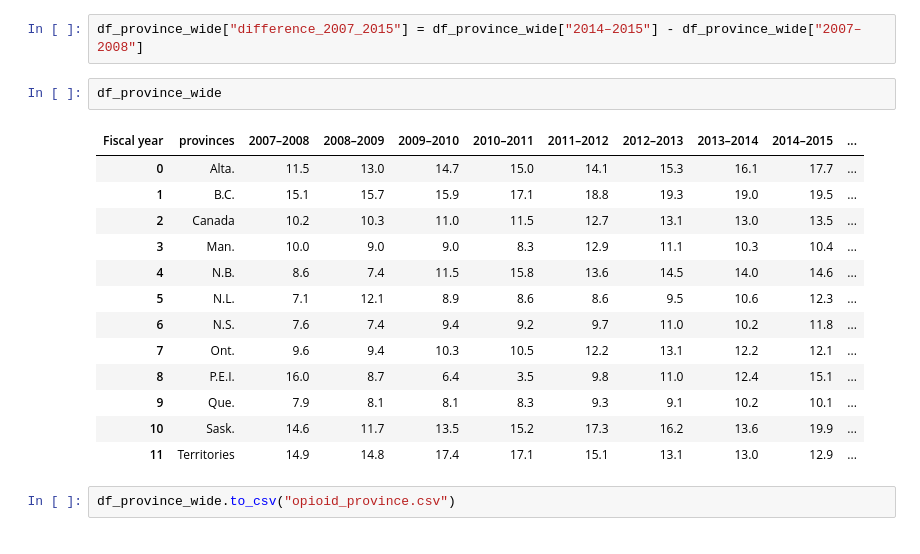
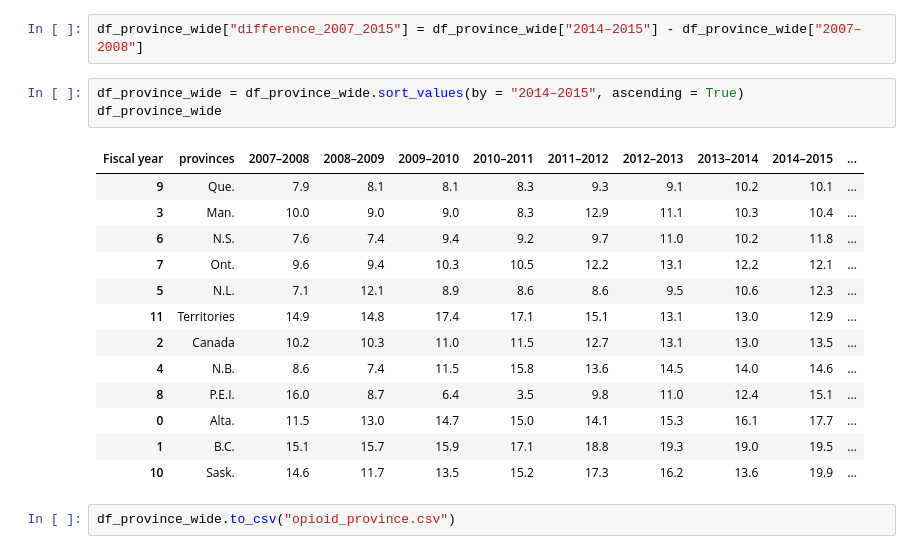
Before and after one commit to JulienAssouline/data-studios-projects, a Jupyter notebook: code/Opioid Canada/Opioid in Canada.ipynb, the cells around one changed output. Saved outputs shown, nothing was run; the diff lists cells and outputs as text.

```diff
--- a/code/Opioid Canada/Opioid in Canada.ipynb
+++ b/code/Opioid Canada/Opioid in Canada.ipynb
@@ -111,22 +111,23 @@ df_province_wide["x_1"] = 1
 df_province_wide["x_2"] = 2
 # %%
 df_province_wide["difference_2007_2015"] = df_province_wide["2014–2015"] - df_province_wide["2007–2008"]
-# %%
-df_province_wide
-# %% [output]
-| Fiscal year | provinces | 2007–2008 | 2008–2009 | 2009–2010 | 2010–2011 | 2011–2012 | 2012–2013 | 2013–2014 | 2014–2015 | ... |
-| 0 | Alta. | 11.5 | 13.0 | 14.7 | 15.0 | 14.1 | 15.3 | 16.1 | 17.7 | ... |
-| 1 | B.C. | 15.1 | 15.7 | 15.9 | 17.1 | 18.8 | 19.3 | 19.0 | 19.5 | ... |
-| 2 | Canada | 10.2 | 10.3 | 11.0 | 11.5 | 12.7 | 13.1 | 13.0 | 13.5 | ... |
-| 3 | Man. | 10.0 | 9.0 | 9.0 | 8.3 | 12.9 | 11.1 | 10.3 | 10.4 | ... |
-| 4 | N.B. | 8.6 | 7.4 | 11.5 | 15.8 | 13.6 | 14.5 | 14.0 | 14.6 | ... |
-| 5 | N.L. | 7.1 | 12.1 | 8.9 | 8.6 | 8.6 | 9.5 | 10.6 | 12.3 | ... |
-| 6 | N.S. | 7.6 | 7.4 | 9.4 | 9.2 | 9.7 | 11.0 | 10.2 | 11.8 | ... |
-| 7 | Ont. | 9.6 | 9.4 | 10.3 | 10.5 | 12.2 | 13.1 | 12.2 | 12.1 | ... |
-| 8 | P.E.I. | 16.0 | 8.7 | 6.4 | 3.5 | 9.8 | 11.0 | 12.4 | 15.1 | ... |
-| 9 | Que. | 7.9 | 8.1 | 8.1 | 8.3 | 9.3 | 9.1 | 10.2 | 10.1 | ... |
-| 10 | Sask. | 14.6 | 11.7 | 13.5 | 15.2 | 17.3 | 16.2 | 13.6 | 19.9 | ... |
-| 11 | Territories | 14.9 | 14.8 | 17.4 | 17.1 | 15.1 | 13.1 | 13.0 | 12.9 | ... |
+# %%
+df_province_wide = df_province_wide.sort_values(by = "2014–2015", ascending = True)
+df_province_wide
+# %% [output]
+| Fiscal year | provinces | 2007–2008 | 2008–2009 | 2009–2010 | 2010–2011 | 2011–2012 | 2012–2013 | 2013–2014 | 2014–2015 | ... |
+| 9 | Que. | 7.9 | 8.1 | 8.1 | 8.3 | 9.3 | 9.1 | 10.2 | 10.1 | ... |
+| 3 | Man. | 10.0 | 9.0 | 9.0 | 8.3 | 12.9 | 11.1 | 10.3 | 10.4 | ... |
+| 6 | N.S. | 7.6 | 7.4 | 9.4 | 9.2 | 9.7 | 11.0 | 10.2 | 11.8 | ... |
+| 7 | Ont. | 9.6 | 9.4 | 10.3 | 10.5 | 12.2 | 13.1 | 12.2 | 12.1 | ... |
+| 5 | N.L. | 7.1 | 12.1 | 8.9 | 8.6 | 8.6 | 9.5 | 10.6 | 12.3 | ... |
+| 11 | Territories | 14.9 | 14.8 | 17.4 | 17.1 | 15.1 | 13.1 | 13.0 | 12.9 | ... |
+| 2 | Canada | 10.2 | 10.3 | 11.0 | 11.5 | 12.7 | 13.1 | 13.0 | 13.5 | ... |
+| 4 | N.B. | 8.6 | 7.4 | 11.5 | 15.8 | 13.6 | 14.5 | 14.0 | 14.6 | ... |
+| 8 | P.E.I. | 16.0 | 8.7 | 6.4 | 3.5 | 9.8 | 11.0 | 12.4 | 15.1 | ... |
+| 0 | Alta. | 11.5 | 13.0 | 14.7 | 15.0 | 14.1 | 15.3 | 16.1 | 17.7 | ... |
+| 1 | B.C. | 15.1 | 15.7 | 15.9 | 17.1 | 18.8 | 19.3 | 19.0 | 19.5 | ... |
+| 10 | Sask. | 14.6 | 11.7 | 13.5 | 15.2 | 17.3 | 16.2 | 13.6 | 19.9 | ... |
 # %%
 df_province_wide.to_csv("opioid_province.csv")
 # %%
```
Also changed, not shown: parts of 2 cells of this notebook, 7 other files.
